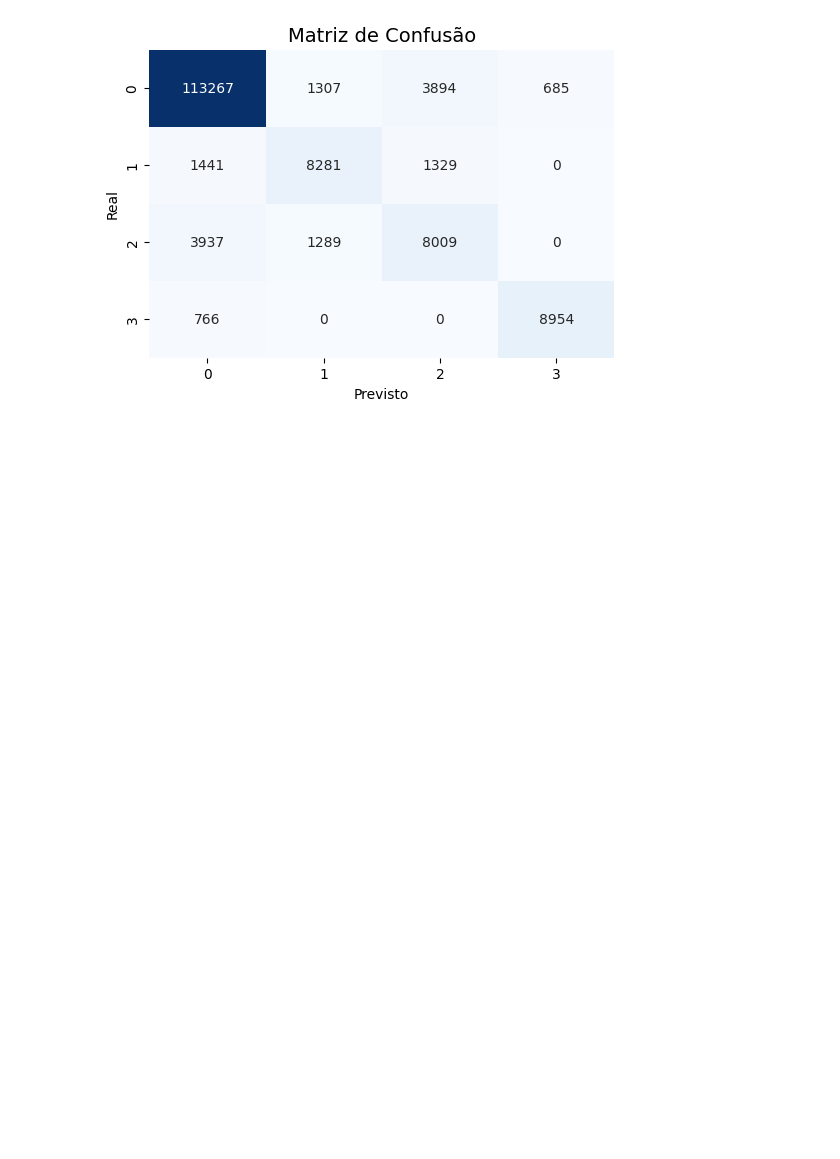
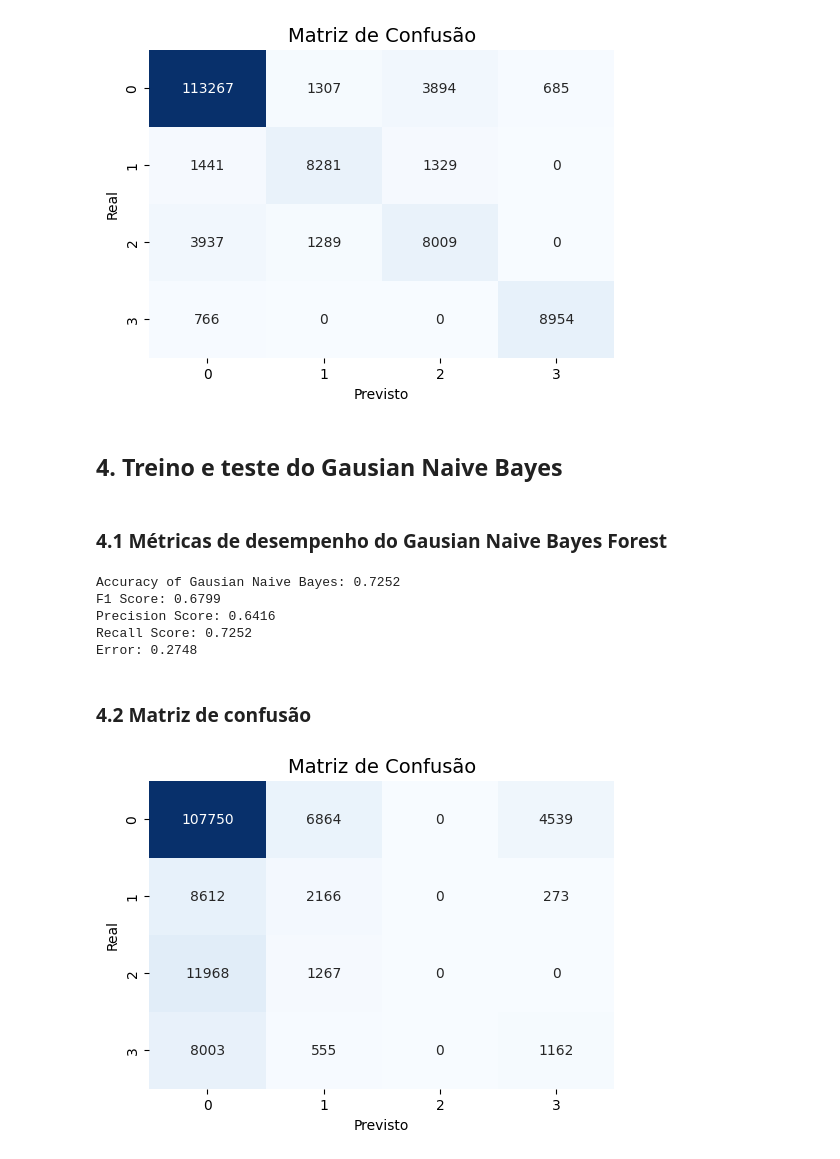
Before and after one commit to jtlimo/ccm-102, a Jupyter notebook: main.ipynb, the cells around one changed output. Cells and saved outputs as stored; diff of their text form; code cells hidden in the pictures; blank space fills up the shorter version.

Commit message:
Feat/naive bayes (#17)
* naive bayes

* correção

* correção naive bayes

* ref: re-run to fix

---------

Co-authored-by: Jessica Fileto <jessicalima@duck.com>

```diff
--- a/main.ipynb
+++ b/main.ipynb
@@ -167,3 +174,42 @@ plt.ylabel("Real")
 plt.show()
 # %% [output]
 [figure]
+# %% [markdown]
+## 4. Treino e teste do Gausian Naive Bayes
+# %%
+nb = GaussianNB()
+nb.fit(X_train, y_train)
+
+y_pred = nb.predict(X_test)
+# %% [markdown]
+### 4.1 Métricas de desempenho do Gausian Naive Bayes Forest
+# %%
+accuracy_rf = accuracy_score(y_test, y_pred)
+cm_rf = confusion_matrix(y_test, y_pred)
+f1_rf = f1_score(y_test, y_pred, average='weighted')
+precision_rf = precision_score(y_test, y_pred, average='weighted')
+recall_rf = recall_score(y_test, y_pred, average='weighted')
+
+print(f"Accuracy of Gausian Naive Bayes: {accuracy_rf:.4f}")
+print(f"F1 Score: {f1_rf:.4f}")
+print(f"Precision Score: {precision_rf:.4f}")
+print(f"Recall Score: {recall_rf:.4f}")
+print(f"Error: {1 - accuracy_rf:.4f}")
+# %% [output]
+Accuracy of Gausian Naive Bayes: 0.7252
+F1 Score: 0.6799
+Precision Score: 0.6416
+Recall Score: 0.7252
+Error: 0.2748
+# %% [markdown]
+### 4.2 Matriz de confusão
+# %%
+plt.figure(figsize=(6, 4))
+sns.heatmap(cm_rf, annot=True, fmt="d", cmap="Blues", cbar=False)
+
+plt.title("Matriz de Confusão", fontsize=14)
+plt.xlabel("Previsto")
+plt.ylabel("Real")
+plt.show()
+# %% [output]
+[figure, added]
```
Also changed, not shown: parts of 7 cells of this notebook.
